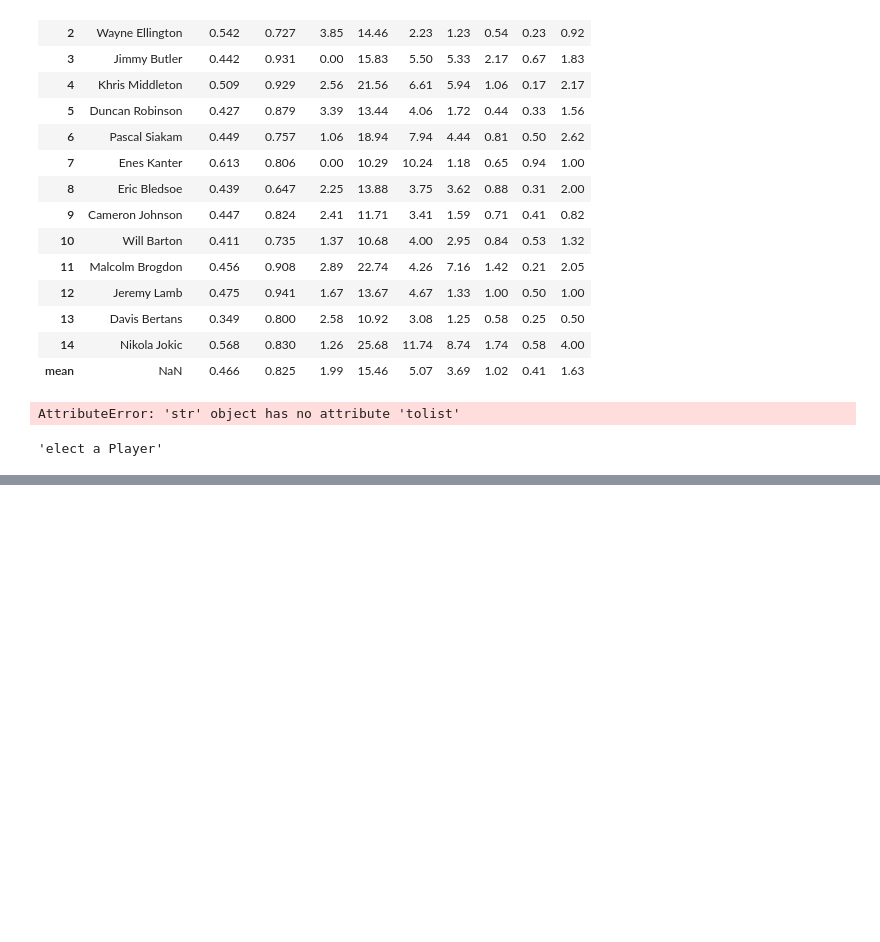
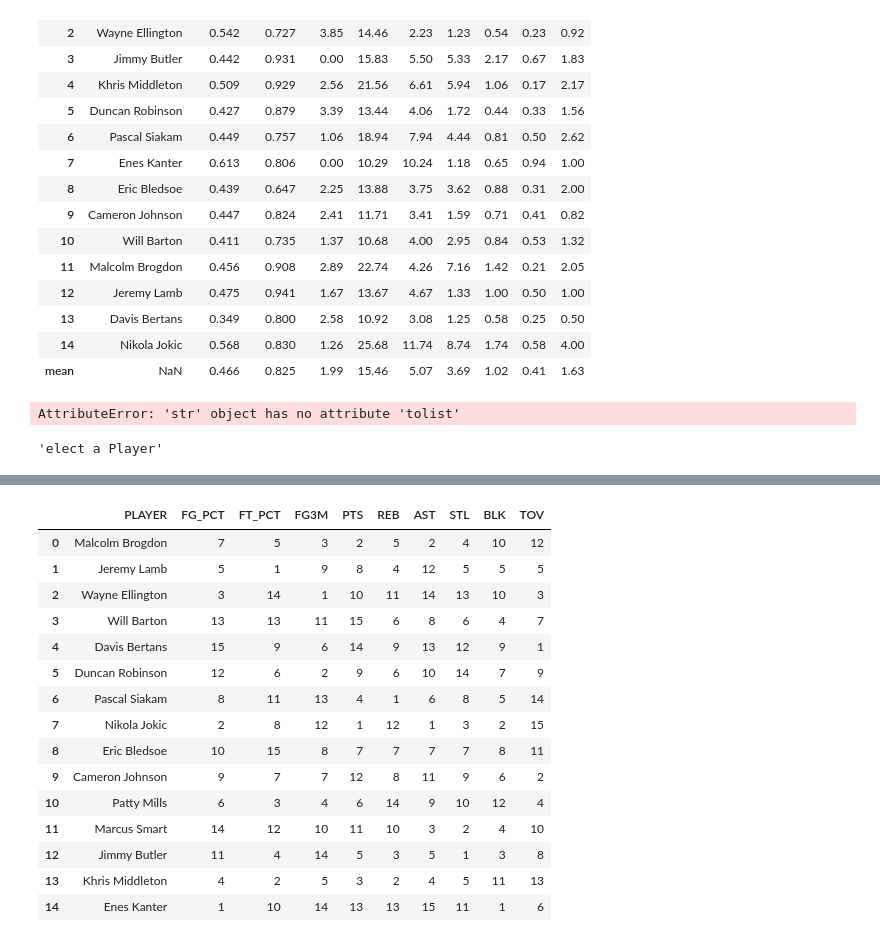
Before and after one commit to JaumeClave/waiver_wire_machine, a Jupyter notebook: notebooks/02_yahoo_fantasy_sports_api_exploration.ipynb, the cells around one changed output, grey strips where cells are left out. Cells and saved outputs as stored; diff of their text form; code cells hidden in the pictures; blank space fills up the shorter version.

```diff
--- a/notebooks/02_yahoo_fantasy_sports_api_exploration.ipynb
+++ b/notebooks/02_yahoo_fantasy_sports_api_exploration.ipynb
@@ -1591,14 +1567,17 @@ def compare_team_9cats_on_transaction(team, player_to_drop, player_to_add, visua
 # Function power ranking
 def power_rankings(dataframe):
 
-    power_ranking_dataframe =  dataframe.copy()
+    power_ranking_dataframe = dataframe.copy()
     try:
         power_ranking_dataframe.drop(MEAN_ROW, inplace=True)
     except KeyError:
         pass
     for column in power_ranking_dataframe.columns[1:]:
+        if column != "TOV":
+            sorted_points = power_ranking_dataframe[column].sort_values(ascending=False)
+        else:
+            sorted_points = power_ranking_dataframe[column].sort_values(ascending=True)
 
-        sorted_points = power_ranking_dataframe[column].sort_values(ascending=False)
         sorted_points.drop_duplicates(inplace=True)
 
         sorting_dictionary = dict()
@@ -1608,7 +1587,7 @@ def power_rankings(dataframe):
             sorting_dictionary[point] = count
             count += 1
 
-        power_ranking_dataframe[column + RANK_SUFFIX] = power_ranking_dataframe[column].map\
+        power_ranking_dataframe["R:" + column] = power_ranking_dataframe[column].map\
             (sorting_dictionary)
 
     power_ranking_dataframe.drop(dataframe.columns[1:], axis=1, inplace=True)
@@ -1840,0 +1870,20 @@ b
+# %%
+power_rankins_dataframe = power_rankings(nunn_yall_betta_team_avg_9cat)
+power_rankins_dataframe
+# %% [output]
+|  | PLAYER | FG_PCT | FT_PCT | FG3M | PTS | REB | AST | STL | BLK | TOV |
+| 0 | Malcolm Brogdon | 7 | 5 | 3 | 2 | 5 | 2 | 4 | 10 | 12 |
+| 1 | Jeremy Lamb | 5 | 1 | 9 | 8 | 4 | 12 | 5 | 5 | 5 |
+| 2 | Wayne Ellington | 3 | 14 | 1 | 10 | 11 | 14 | 13 | 10 | 3 |
+| 3 | Will Barton | 13 | 13 | 11 | 15 | 6 | 8 | 6 | 4 | 7 |
+| 4 | Davis Bertans | 15 | 9 | 6 | 14 | 9 | 13 | 12 | 9 | 1 |
+| 5 | Duncan Robinson | 12 | 6 | 2 | 9 | 6 | 10 | 14 | 7 | 9 |
+| 6 | Pascal Siakam | 8 | 11 | 13 | 4 | 1 | 6 | 8 | 5 | 14 |
+| 7 | Nikola Jokic | 2 | 8 | 12 | 1 | 12 | 1 | 3 | 2 | 15 |
+| 8 | Eric Bledsoe | 10 | 15 | 8 | 7 | 7 | 7 | 7 | 8 | 11 |
+| 9 | Cameron Johnson | 9 | 7 | 7 | 12 | 8 | 11 | 9 | 6 | 2 |
+| 10 | Patty Mills | 6 | 3 | 4 | 6 | 14 | 9 | 10 | 12 | 4 |
+| 11 | Marcus Smart | 14 | 12 | 10 | 11 | 10 | 3 | 2 | 4 | 10 |
+| 12 | Jimmy Butler | 11 | 4 | 14 | 5 | 3 | 5 | 1 | 3 | 8 |
+| 13 | Khris Middleton | 4 | 2 | 5 | 3 | 2 | 4 | 5 | 11 | 13 |
+| 14 | Enes Kanter | 1 | 10 | 14 | 13 | 13 | 15 | 11 | 1 | 6 |
```
Also changed, not shown: parts of 14 cells of this notebook, 1 other file.
